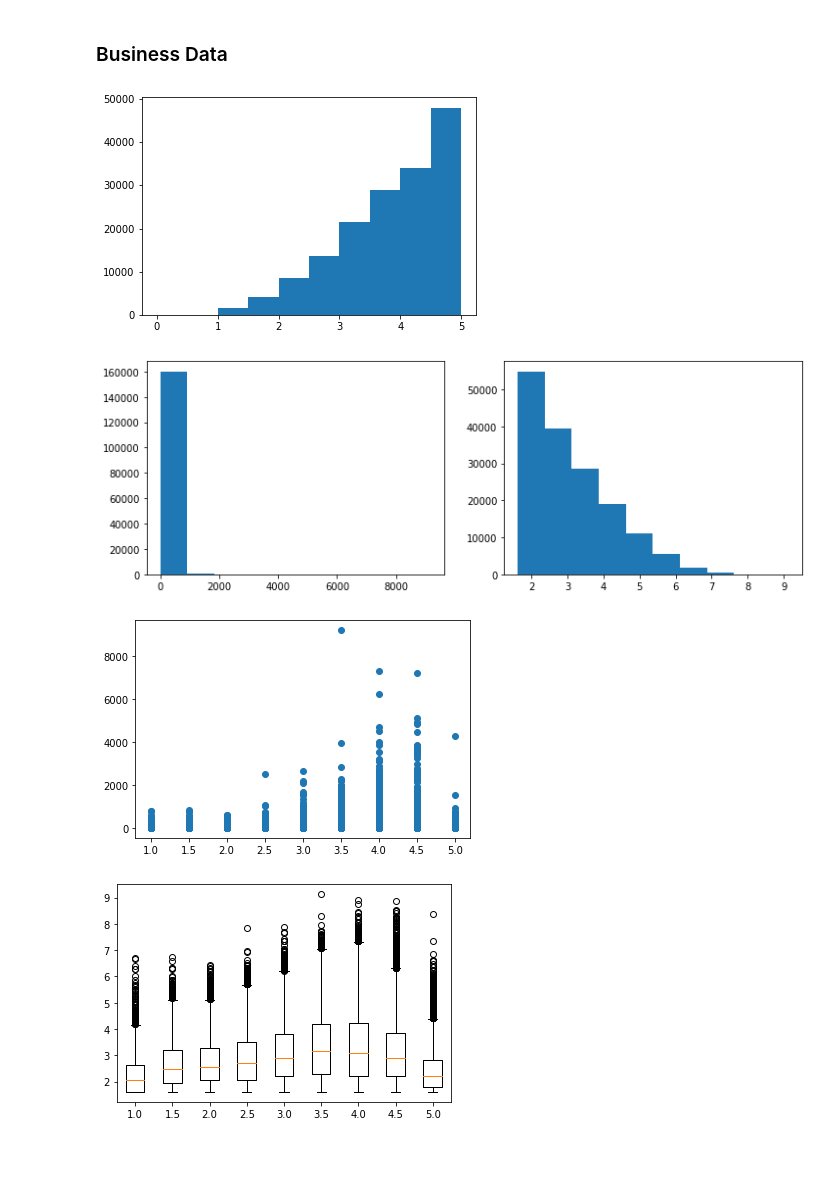
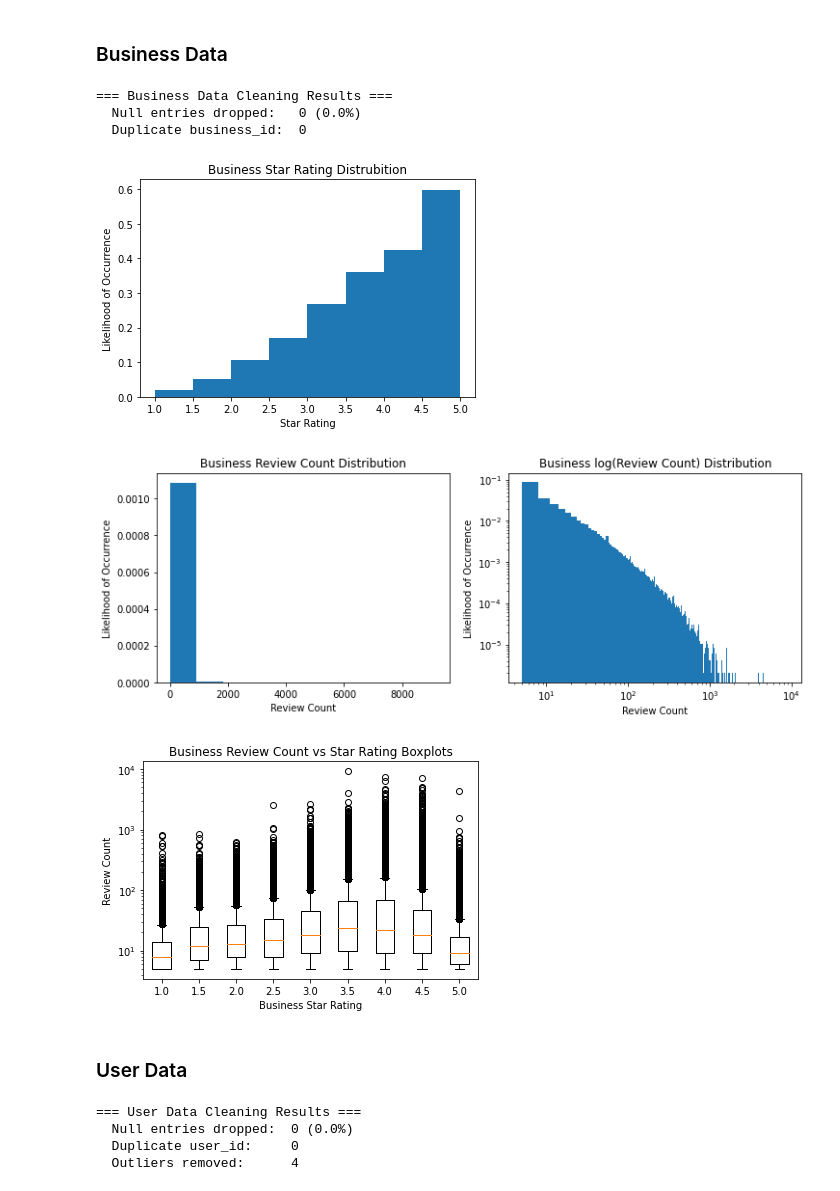
Before and after one commit to spencerfitch/yelp-datascience, a Jupyter notebook: project.ipynb, the cells around one changed output. Drawn from its saved outputs; the diff is of its cells as text; code cells hidden in the pictures; blank space fills up the shorter version.

```diff
--- a/project.ipynb
+++ b/project.ipynb
@@ -106,6 +127,11 @@ def clean_user(df):
     num_duplicates = len(clean) - len(clean.user_id.unique())
     print('  Duplicate user_id:     {0}'.format(num_duplicates))
 
+    # Remove extreme activity outliers
+    REVIEW_LIMIT = 10000
+    print('  Outliers removed:      {0}'.format(sum(clean.review_count >= REVIEW_LIMIT)))
+    clean = clean[clean.review_count < REVIEW_LIMIT]
+
     return clean
 # %%
 df = load_data('yelp_academic_dataset_user.pickle')
@@ -166,30 +193,56 @@ df = clean_review(df)
 # %% [markdown]
 ### Business Data
 # %%
-df = load_data('yelp_academic_dataset_business.pickle')
+df = clean_business(load_data('yelp_academic_dataset_business.pickle'))
+# %% [output]
+=== Business Data Cleaning Results ===
+  Null entries dropped:   0 (0.0%)
+  Duplicate business_id:  0
 # %%
-plt.hist(df.stars, bins=[0,0.5,1,1.5,2,2.5,3,3.5,4,4.5,5])
+plt.hist(df.stars, bins=[1,1.5,2,2.5,3,3.5,4,4.5,5], density=True)
+plt.title('Business Star Rating Distrubition')
+plt.ylabel('Likelihood of Occurrence')
+plt.xlabel('Star Rating')
 plt.show()
 # %% [output]
-[figure, old version]
+[figure, new version]
 # %%
 fig, ax = plt.subplots(1, 2, figsize=(12,4))
 
-ax[0].hist(df.review_count)
-ax[1].hist(np.log(df.review_count))
+ax[0].hist(df.review_count, density=True)
+ax[0].set_title('Business Review Count Distribution')
+ax[0].set_ylabel('Likelihood of Occurrence')
+ax[0].set_xlabel('Review Count')
+
+ax[1].hist(df.review_count, 3000, density=True)
+ax[1].set_title('Business log(Review Count) Distribution')
+ax[1].set_ylabel('Likelihood of Occurrence')
+ax[1].set_yscale('log')
+ax[1].set_xlabel('Review Count')
+ax[1].set_xscale('log')
+
 plt.show()
 # %% [output]
-[figure, old version]
+[figure, new version]
-# %%
-plt.scatter(df.stars, df.review_count)
-plt.show()
-# %% [output]
-[figure, removed]
 # %%
-star_splits = [i*0.5 + 1 for i in range(0,9)]
-splits = [np.log(df[df.stars==s].review_count) for s in star_splits]
-plt.boxplot(splits)
-plt.xticks(list(range(1,10)), star_splits)
+star_values = [i*0.5 + 0.5 for i in range(1,10)]
+star_bins = [df[df.stars==s].review_count for s in star_values]
+
+plt.boxplot(star_bins)
+plt.xticks(list(range(1,10)), star_values)
+plt.title('Business Review Count vs Star Rating Boxplots')
+plt.ylabel('Review Count')
+plt.yscale('log')
+plt.xlabel('Business Star Rating')
 plt.show()
 # %% [output]
-[figure, old version]
+[figure, new version]
+# %% [markdown]
+### User Data
+# %%
+df = clean_user(load_data('yelp_academic_dataset_user.pickle'))
+# %% [output]
+=== User Data Cleaning Results ===
+  Null entries dropped:  0 (0.0%)
+  Duplicate user_id:     0
+  Outliers removed:      4
```
Also changed, not shown: parts of 26 cells of this notebook.
